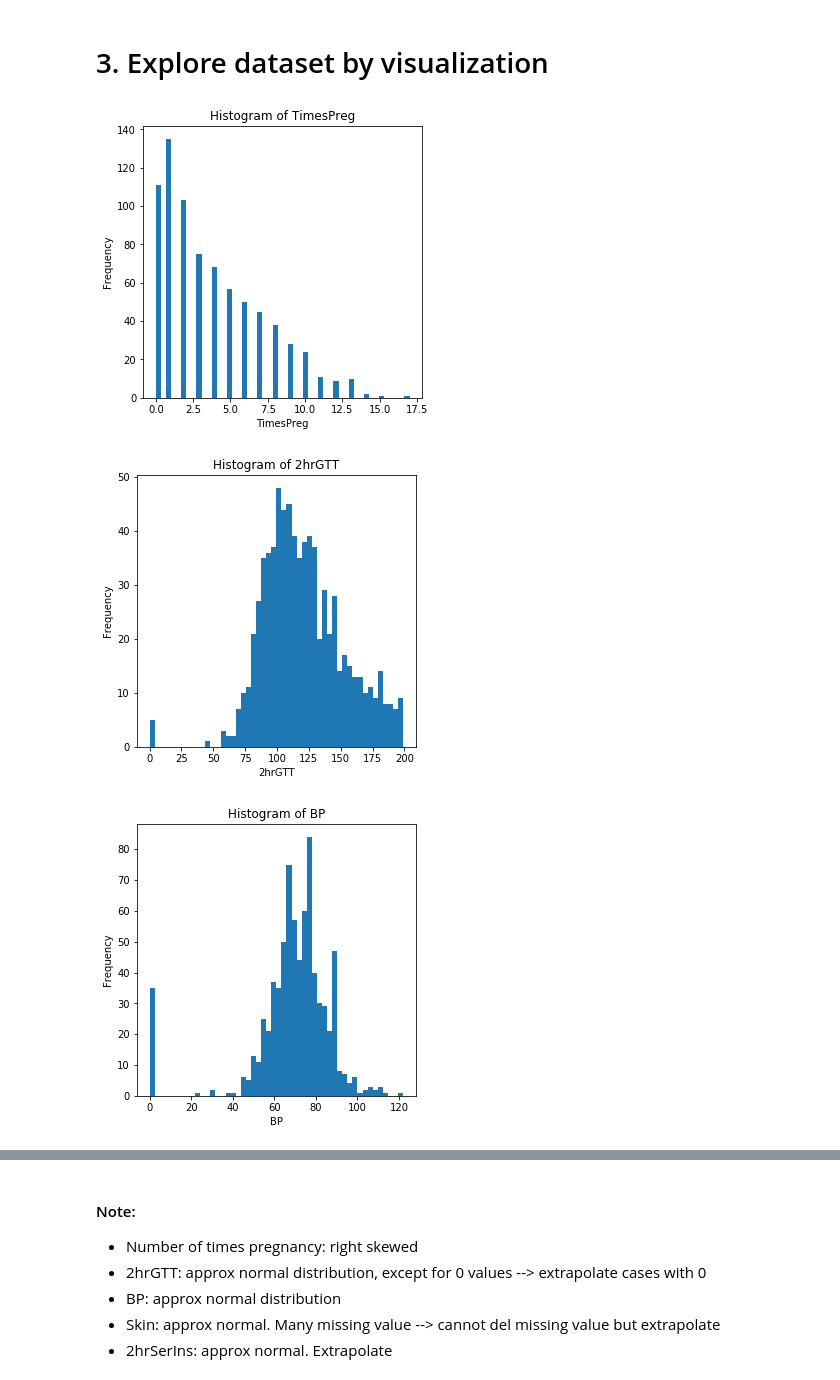
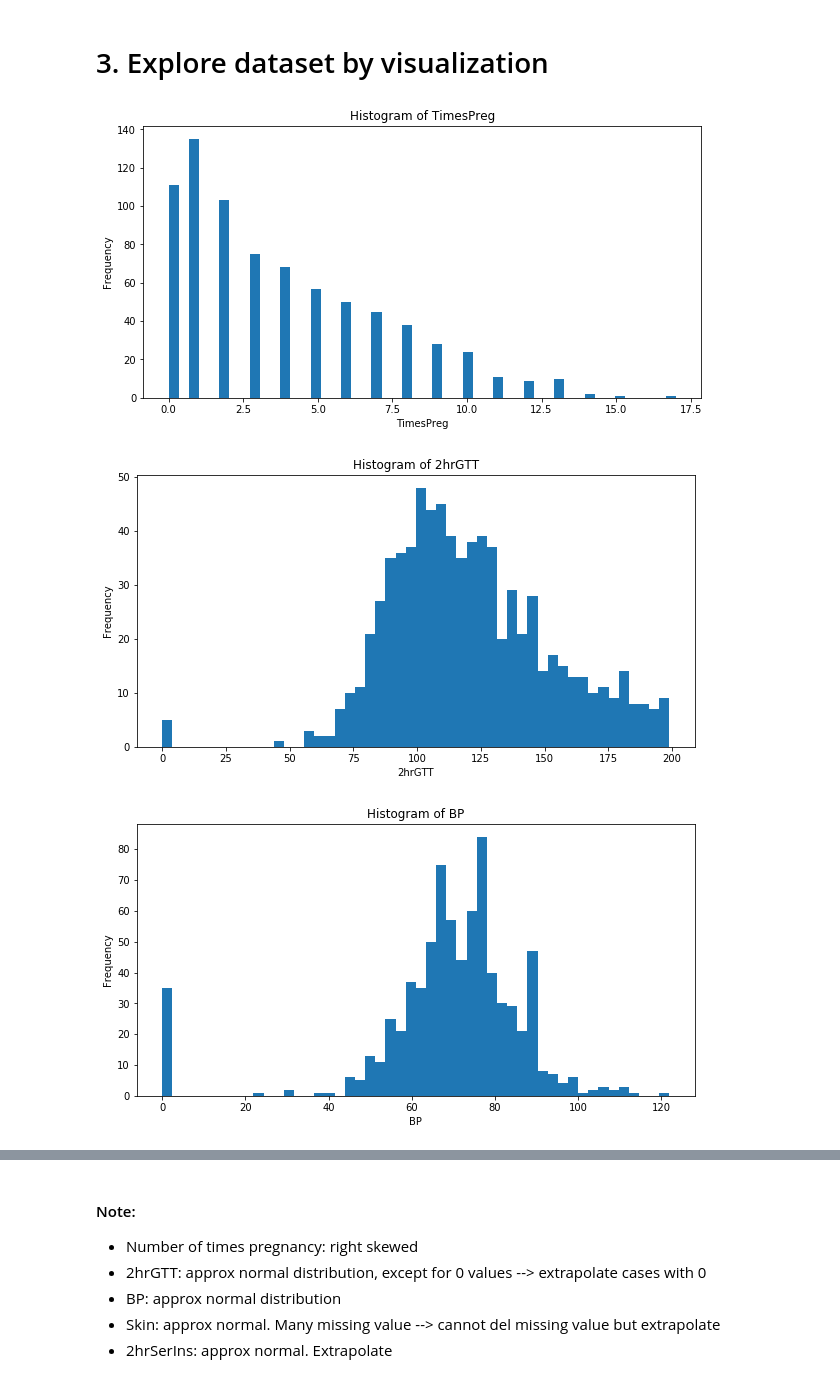
Before and after one commit to htran-2012/Practice_PimaIndianDiabetes, a Jupyter notebook: Data_Prep.ipynb, the cells around one changed output, grey strips where cells are left out. Drawn from its saved outputs; the diff is of its cells as text; code cells hidden in the pictures.

```diff
--- a/Data_Prep.ipynb
+++ b/Data_Prep.ipynb
@@ -85,21 +117,29 @@ sns.heatmap(corr, annot = True)
 # %%
 # Visualize variables distributions
-feature_cols = pid[["TimesPreg", "2hrGTT", "BP",
-    "Skin", "2hrSerIns", "BMI",
-    "DPF", "Age"]]
-def plot_histogram(pid, cols, bins = 50):
-    for col in cols:
-        fig = plt.figure(figsize=(5,5)) # define plot area
-        ax = fig.gca() # define axis
-        pid[col].plot.hist(ax = ax, bins = bins) # Use the plot.hist method on subset of the data frame
-        ax.set_title('Histogram of ' + col) # Give the plot a main title
-        ax.set_xlabel(col) # Set text for the x axis
-        ax.set_ylabel('Frequency')# Set text for y axis
-        plt.show()
+# pid.hist(bins = 50, figsize =(20,15))
+# plt.show()
+
+# def plot_histogram(dataset, col, bins = 50):
+#     fig = plt.figure(figsize=(10,5)) # define plot area
+#     ax = fig.gca() # define axis
+#     dataset[col].plot.hist(ax = ax, bins = bins) # Use the plot.hist method on subset of the data frame
+#     ax.set_title('Histogram of ' + col) # Give the plot a main title
+#     ax.set_xlabel(col) # Set text for the x axis
+#     ax.set_ylabel('Frequency')# Set text for y axis
+#     plt.show()
 
 
-plot_histogram(pid, feature_cols)
+def plot_histogram(dataset, col, bins = 50):
+    fig, ax = plt.subplots(figsize = (10,5))
+    ax.hist(dataset[col], bins = bins)
+    ax.set_title('Histogram of ' + col)
+    ax.set_xlabel(col)
+    ax.set_ylabel('Frequency')
+    plt.show()
+
+for col in feature_cols:
+    plot_histogram(pid, col)
 # %% [output]
-[figure, old version]
+[figure, new version]
-[figure, old version]
+[figure, new version]
-[figure, old version]
+[figure, new version]
```
Also changed, not shown: parts of 28 cells of this notebook, 2 other files.
